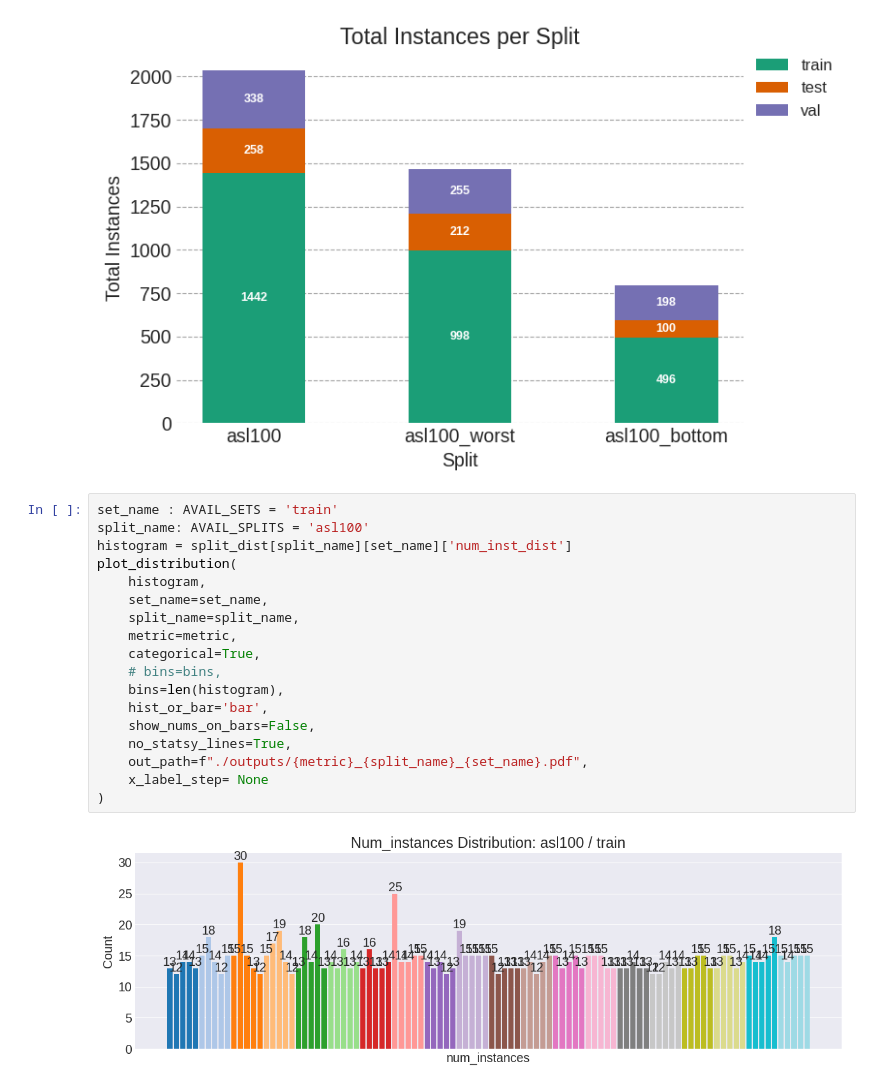
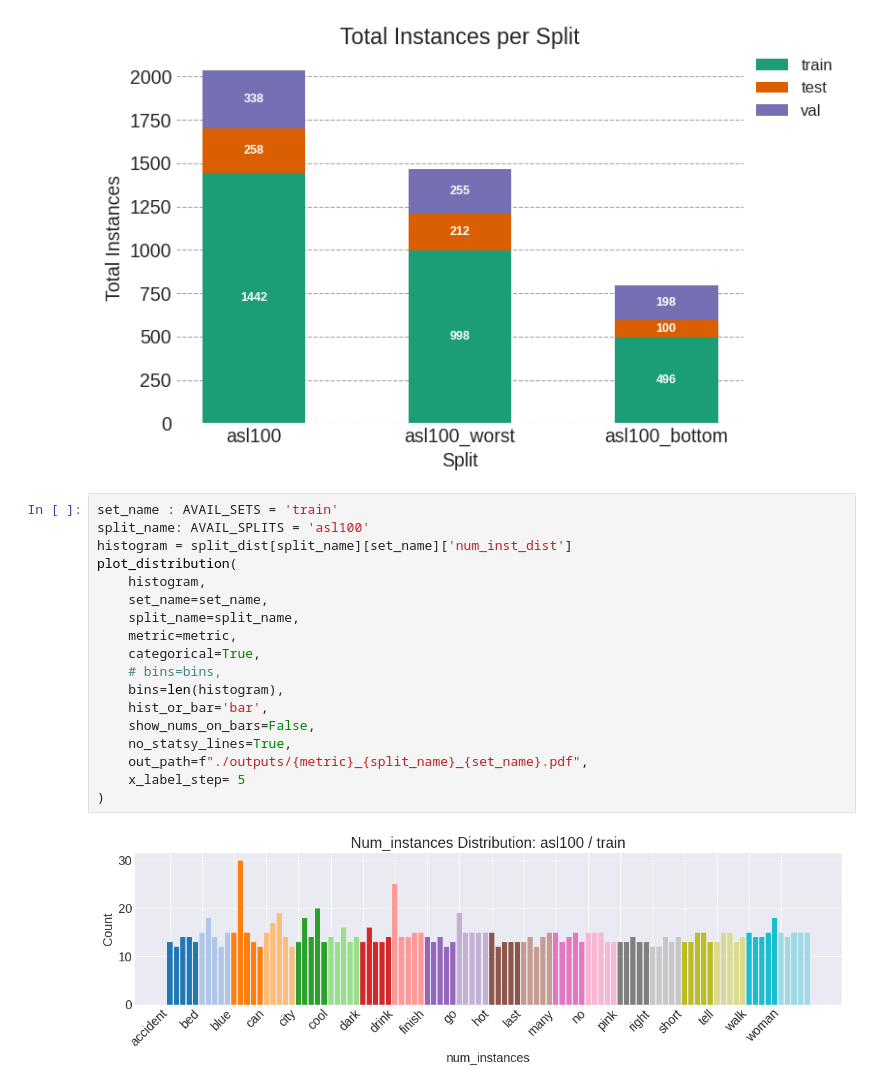
Before and after one commit to 0p3nTheSauce/SLR, a Jupyter notebook: src/results/dataset_analysis/num_instance_splits.ipynb, the cells around one changed output. Cells and saved outputs as stored; diff of their text form.

```diff
--- a/src/results/dataset_analysis/num_instance_splits.ipynb
+++ b/src/results/dataset_analysis/num_instance_splits.ipynb
@@ -146,20 +146,20 @@ plt.show()
 # %%
 set_name : AVAIL_SETS = 'train'
 split_name: AVAIL_SPLITS = 'asl100'
 histogram = split_dist[split_name][set_name]['num_inst_dist']
 plot_distribution(
     histogram,
     set_name=set_name,
     split_name=split_name,
     metric=metric,
     categorical=True,
     # bins=bins,
     bins=len(histogram),
     hist_or_bar='bar',
     show_nums_on_bars=False,
     no_statsy_lines=True,
     out_path=f"./outputs/{metric}_{split_name}_{set_name}.pdf",
-    x_label_step= None
+    x_label_step= 5
 )
 # %% [output]
-[figure, old version]
+[figure, new version]
```
Also changed, not shown: 7 other files.
